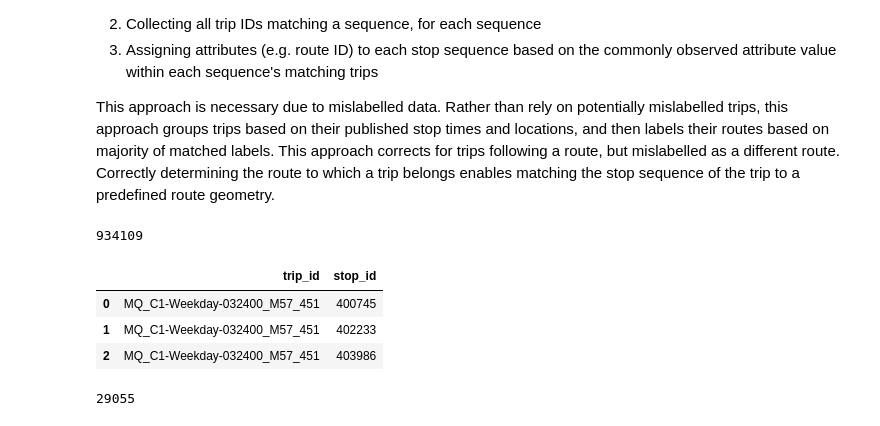
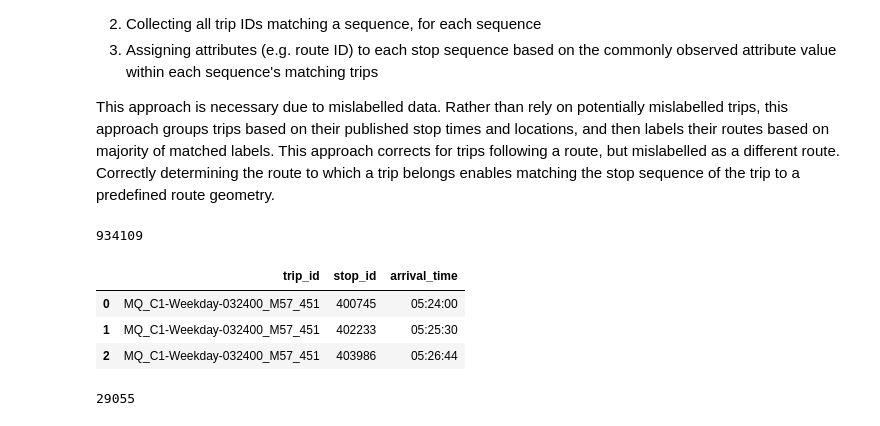
Before and after one commit to cpcarey/nyu-cusp-gtfs-bus, a Jupyter notebook: src/notebooks/gtfs/0001_extract_sequences.ipynb, the cells around one changed output. Cells and saved outputs as stored; diff of their text form; code cells hidden in the pictures.

Commit message:
Assign bus arrival times.

```diff
--- a/src/notebooks/gtfs/0001_extract_sequences.ipynb
+++ b/src/notebooks/gtfs/0001_extract_sequences.ipynb
@@ -37,14 +38,14 @@ This approach is necessary due to mislabelled data. Rather than rely on potentia
 # %%
 # Extract stops used for each trip.
 stop_times_df = pd.read_csv(f'{DATA_DIR}/gtfs/manhattan/stop_times.txt')
-stop_times_df = stop_times_df[['trip_id', 'stop_id']]
+stop_times_df = stop_times_df[['trip_id', 'stop_id', 'arrival_time']]
 peek(stop_times_df)
 # %% [output]
 934109
-|  | trip_id | stop_id |
-| 0 | MQ_C1-Weekday-032400_M57_451 | 400745 |
-| 1 | MQ_C1-Weekday-032400_M57_451 | 402233 |
-| 2 | MQ_C1-Weekday-032400_M57_451 | 403986 |
+|  | trip_id | stop_id | arrival_time |
+| 0 | MQ_C1-Weekday-032400_M57_451 | 400745 | 05:24:00 |
+| 1 | MQ_C1-Weekday-032400_M57_451 | 402233 | 05:25:30 |
+| 2 | MQ_C1-Weekday-032400_M57_451 | 403986 | 05:26:44 |
 # %%
 # Convert to/from a stop sequence.
 def serialize_stop_ids(stop_ids):
```
Also changed, not shown: parts of 10 cells of this notebook, 2 other files.
